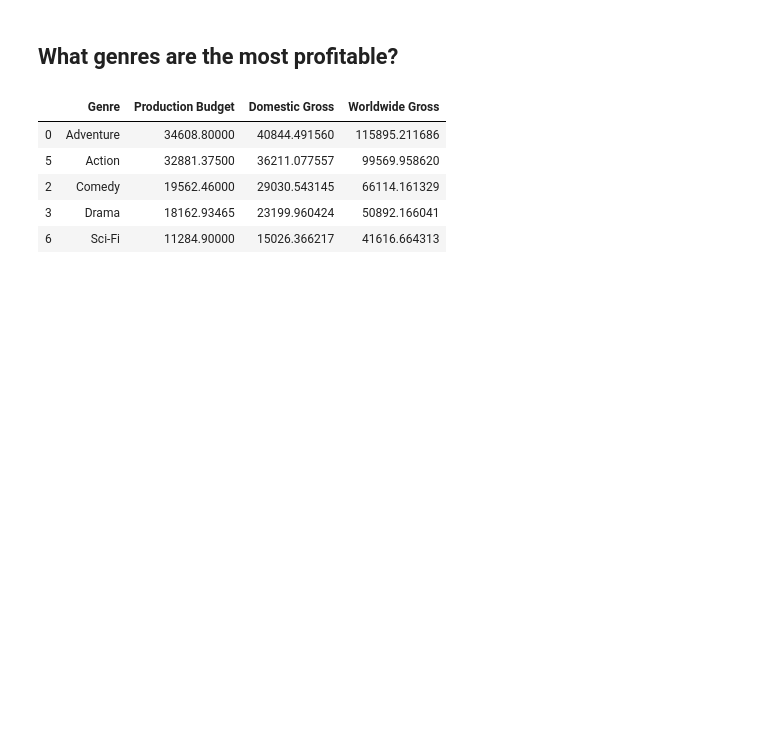
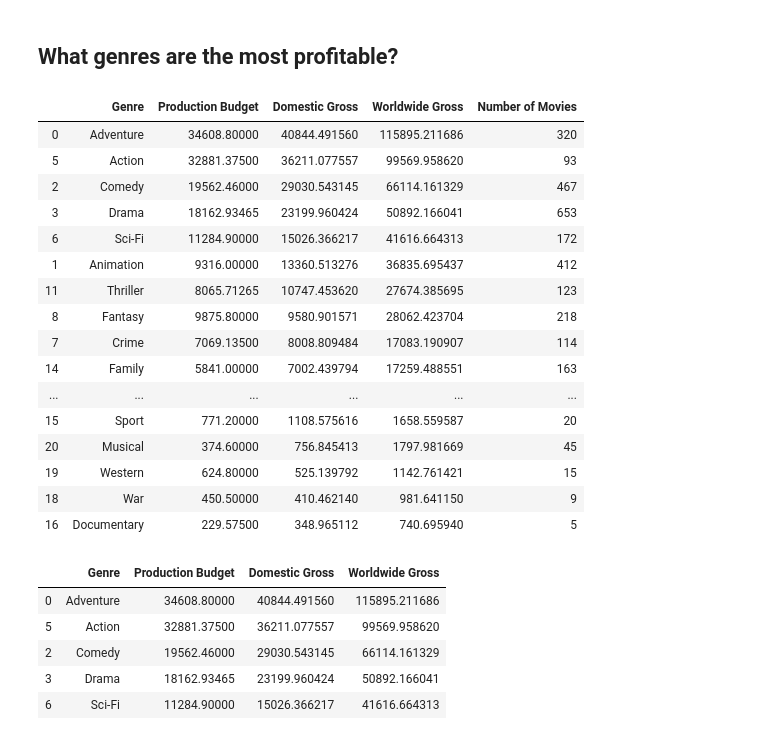
Before and after one commit to rachelbeery/Mod-1-Project, a Jupyter notebook: Module 1 Project Index.ipynb, the cells around one changed output. Cells and saved outputs as stored; diff of their text form; code cells hidden in the pictures; blank space fills up the shorter version.

```diff
--- a/Module 1 Project Index.ipynb
+++ b/Module 1 Project Index.ipynb
@@ -249,6 +256,26 @@ def totals_by_genre(col):
 world_values = totals_by_genre("worldwide_gross")
 dom_values = totals_by_genre("domestic_gross")
 cost_values = totals_by_genre("production_budget")
+# %%
+grosses
+# %% [output]
+|  | Genre | Production Budget | Domestic Gross | Worldwide Gross | Number of Movies |
+| 0 | Adventure | 34608.80000 | 40844.491560 | 115895.211686 | 320 |
+| 5 | Action | 32881.37500 | 36211.077557 | 99569.958620 | 93 |
+| 2 | Comedy | 19562.46000 | 29030.543145 | 66114.161329 | 467 |
+| 3 | Drama | 18162.93465 | 23199.960424 | 50892.166041 | 653 |
+| 6 | Sci-Fi | 11284.90000 | 15026.366217 | 41616.664313 | 172 |
+| 1 | Animation | 9316.00000 | 13360.513276 | 36835.695437 | 412 |
+| 11 | Thriller | 8065.71265 | 10747.453620 | 27674.385695 | 123 |
+| 8 | Fantasy | 9875.80000 | 9580.901571 | 28062.423704 | 218 |
+| 7 | Crime | 7069.13500 | 8008.809484 | 17083.190907 | 114 |
+| 14 | Family | 5841.00000 | 7002.439794 | 17259.488551 | 163 |
+| ... | ... | ... | ... | ... | ... |
+| 15 | Sport | 771.20000 | 1108.575616 | 1658.559587 | 20 |
+| 20 | Musical | 374.60000 | 756.845413 | 1797.981669 | 45 |
+| 19 | Western | 624.80000 | 525.139792 | 1142.761421 | 15 |
+| 18 | War | 450.50000 | 410.462140 | 981.641150 | 9 |
+| 16 | Documentary | 229.57500 | 348.965112 | 740.695940 | 5 |
 # %%
 #Create a new dataframe with the aggregated data
 grosses = pd.DataFrame(list(zip(genres_list, cost_values, dom_values, world_values)),
```
Also changed, not shown: parts of 9 cells of this notebook.
